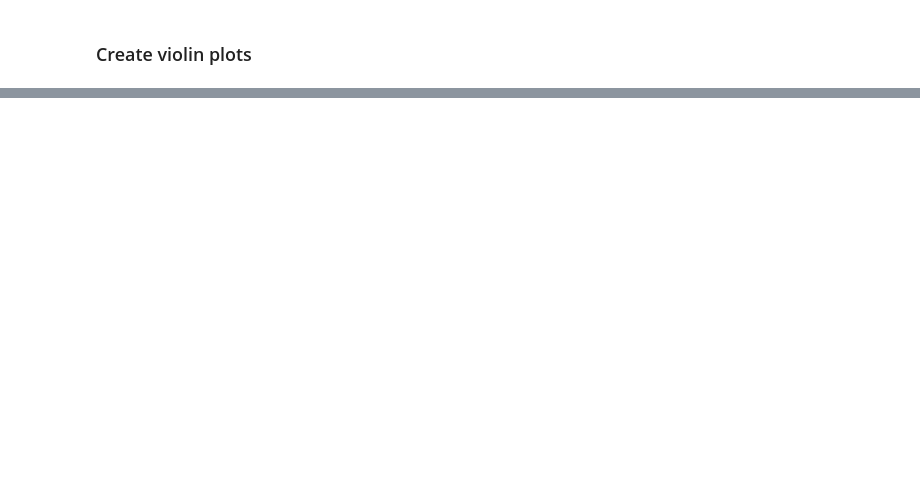
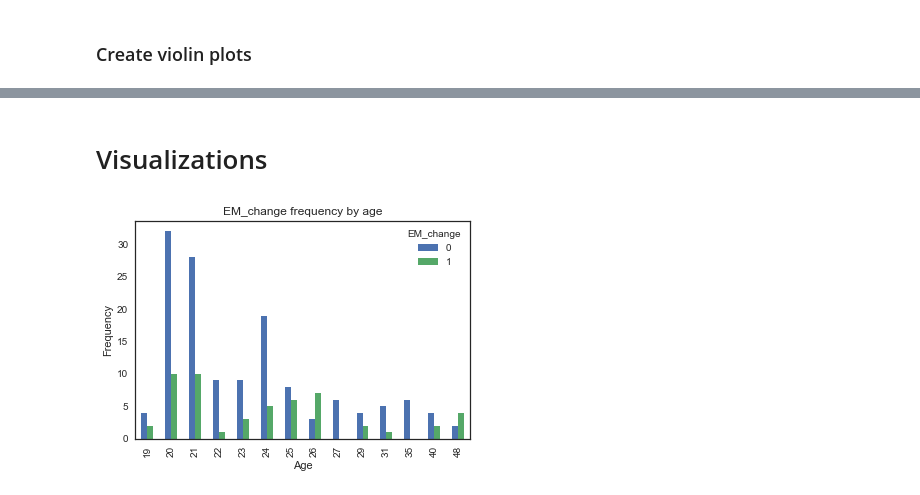
Before and after one commit to charlieconnell/Projects, a Jupyter notebook: saccades_analysis.ipynb, the cells around one changed output, grey strips where cells are left out. Cells and saved outputs as stored; diff of their text form; code cells hidden in the pictures; blank space fills up the shorter version.

```diff
--- a/saccades_analysis.ipynb
+++ b/saccades_analysis.ipynb
@@ -533,0 +437,7 @@ Multinomial Logistic regression Test Accuracy ::  0.586206896552
+# %%
+# option to import the dataset
+saccades_logistic = pd.read_csv('/Users/Charlie/Desktop/saccades_lr_analysis.csv')
+del saccades_logistic['Unnamed: 0']
+saccades_logistic.head()
+# %%
+data_saccades = saccades_logistic
@@ -533,0 +515,11 @@ Multinomial Logistic regression Test Accuracy ::  0.586206896552
+# %% [markdown]
+# Visualizations
+# %%
+%matplotlib inline
+pd.crosstab(data_saccades.Age, data_saccades.EM_change).plot(kind='bar')
+plt.title('EM_change frequency by age')
+plt.xlabel('Age')
+plt.ylabel('Frequency')
+plt.show()
+# %% [output]
+[figure, added]
```
Also changed, not shown: parts of 77 cells of this notebook.
